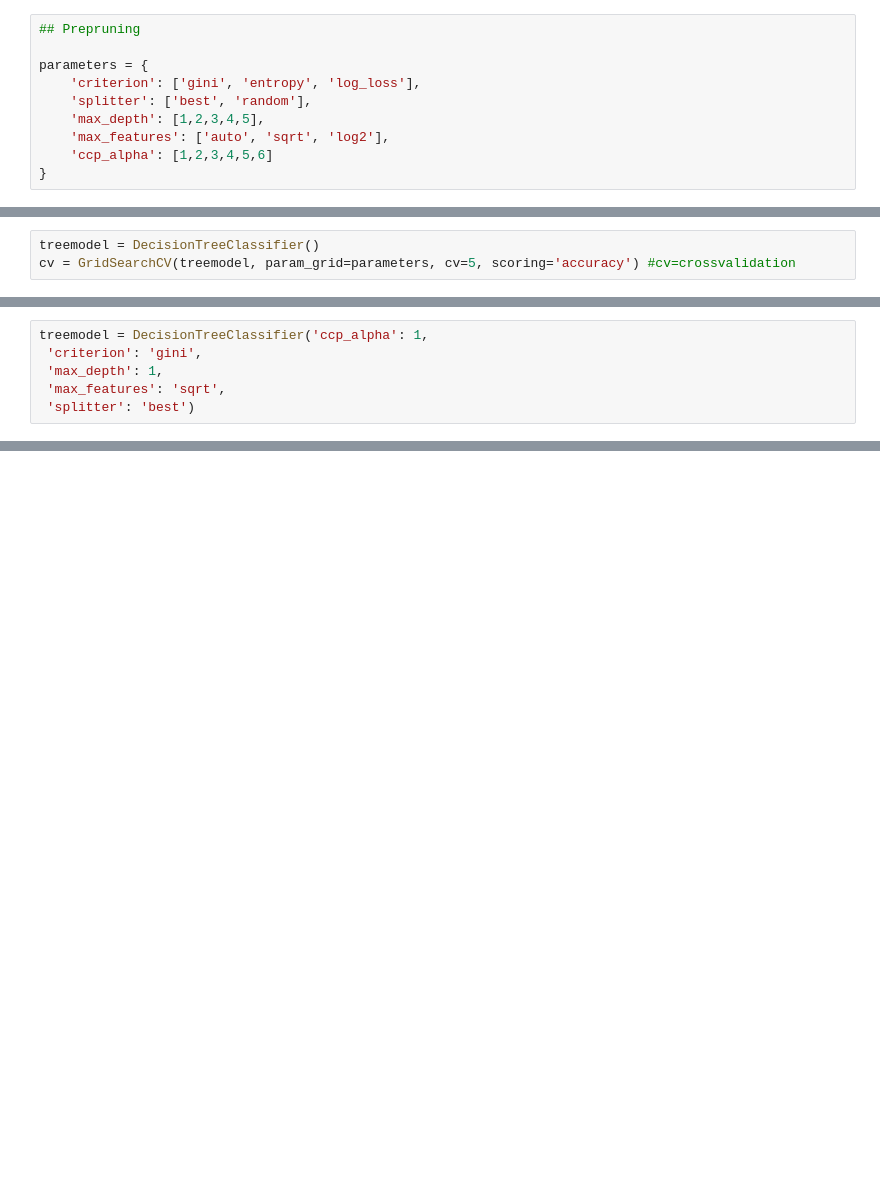
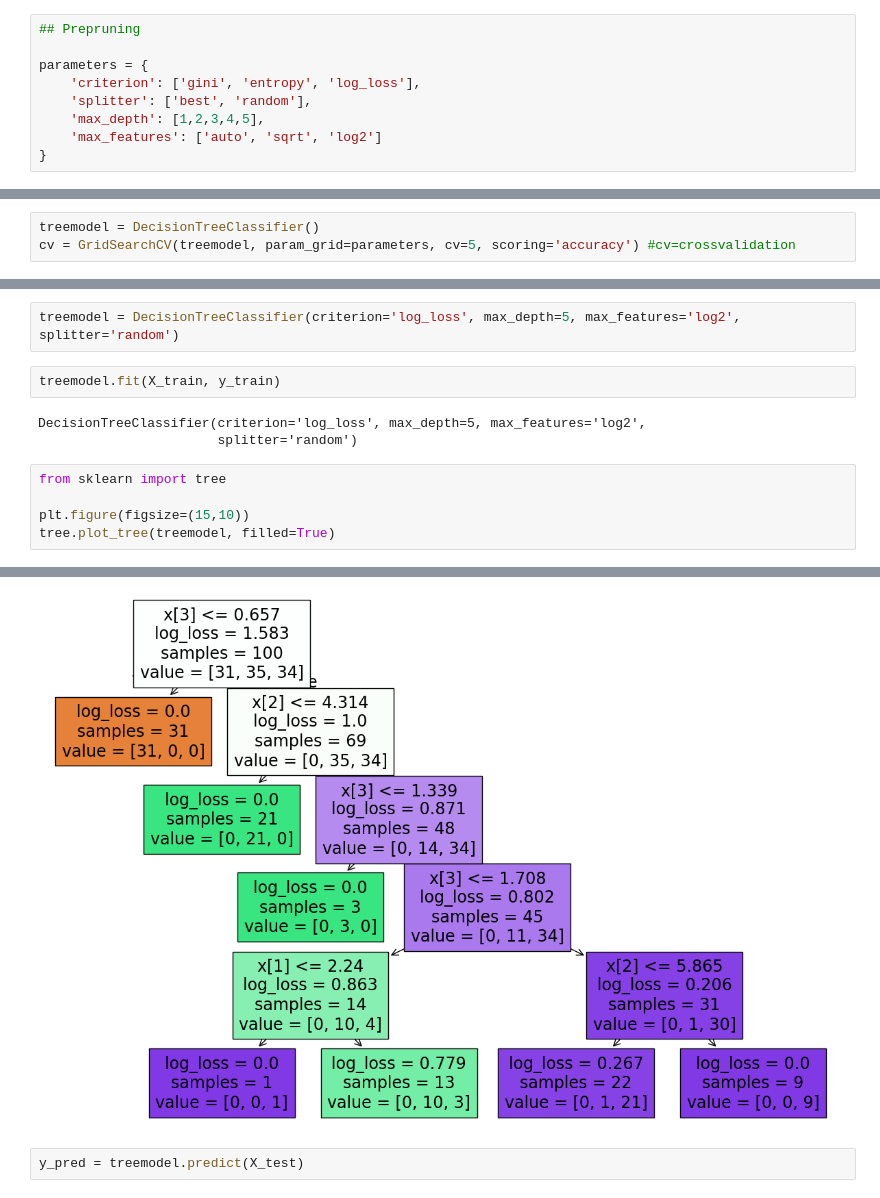
Before and after one commit to vamshisaideep9/MachineLearningandGenerativeAI, a Jupyter notebook: MachineLearning/decision_tree_practical_imp/decision_tree.ipynb, the cells around one changed output, grey strips where cells are left out. Saved outputs shown, nothing was run; the diff lists cells and outputs as text; blank space fills up the shorter version.

```diff
--- a/MachineLearning/decision_tree_practical_imp/decision_tree.ipynb
+++ b/MachineLearning/decision_tree_practical_imp/decision_tree.ipynb
@@ -189,8 +189,7 @@ parameters = {
     'criterion': ['gini', 'entropy', 'log_loss'],
     'splitter': ['best', 'random'],
     'max_depth': [1,2,3,4,5],
-    'max_features': ['auto', 'sqrt', 'log2'],
-    'ccp_alpha': [1,2,3,4,5,6]
+    'max_features': ['auto', 'sqrt', 'log2']
 }
 # %%
 from sklearn.model_selection import GridSearchCV
@@ -235,6 +240,13 @@ cv.best_params_
 # %%
-treemodel = DecisionTreeClassifier('ccp_alpha': 1,
- 'criterion': 'gini',
- 'max_depth': 1,
- 'max_features': 'sqrt',
- 'splitter': 'best')
+treemodel = DecisionTreeClassifier(criterion='log_loss', max_depth=5, max_features='log2', splitter='random')
+# %%
+treemodel.fit(X_train, y_train)
+# %% [output]
+DecisionTreeClassifier(criterion='log_loss', max_depth=5, max_features='log2',
+                       splitter='random')
+# %%
+from sklearn import tree
+
+plt.figure(figsize=(15,10))
+tree.plot_tree(treemodel, filled=True)
+# %% [output]
@@ -240,0 +268,3 @@ treemodel = DecisionTreeClassifier('ccp_alpha': 1,
+[figure, added]
+# %%
+y_pred = treemodel.predict(X_test)
```
Also changed, not shown: parts of 9 cells of this notebook, 8 other files.
